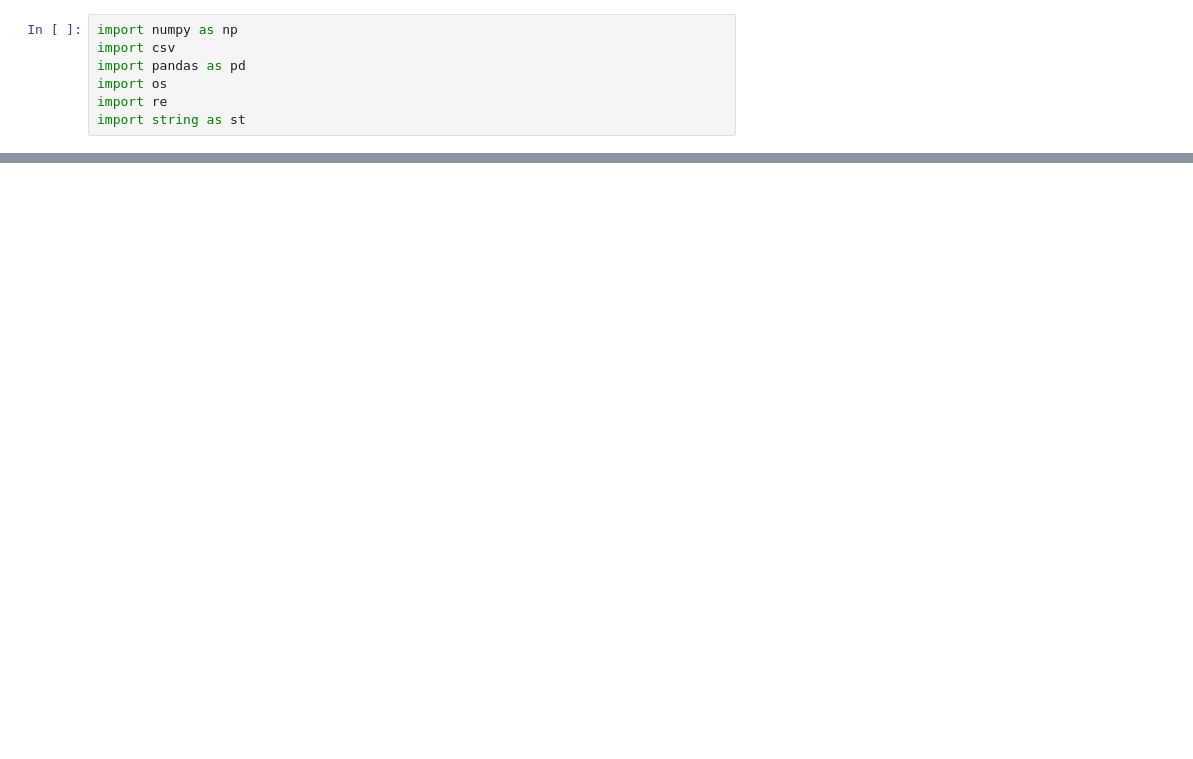
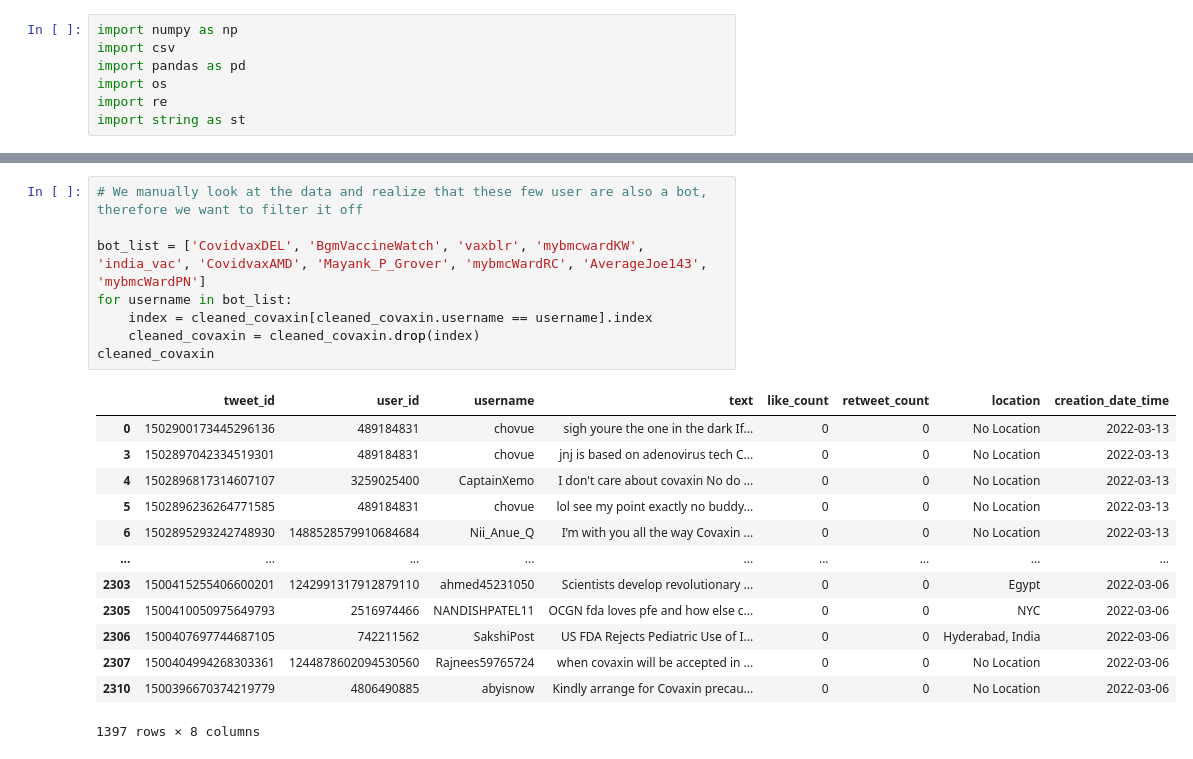
Before and after one commit to hienvantran/CZ4034-Information-Retrieval, a Jupyter notebook: preprocessing.ipynb, the cells around one changed output, grey strips where cells are left out. Drawn from its saved outputs; the diff is of its cells as text; blank space fills up the shorter version.

```diff
--- a/preprocessing.ipynb
+++ b/preprocessing.ipynb
@@ -124,0 +107,22 @@ sputnik_data.to_csv("Sputnik.csv", encoding='utf-8', index=False)
+# %%
+# We manually look at the data and realize that these few user are also a bot, therefore we want to filter it off
+
+bot_list = ['CovidvaxDEL', 'BgmVaccineWatch', 'vaxblr', 'mybmcwardKW', 'india_vac', 'CovidvaxAMD', 'Mayank_P_Grover', 'mybmcWardRC', 'AverageJoe143', 'mybmcWardPN']
+for username in bot_list:
+    index = cleaned_covaxin[cleaned_covaxin.username == username].index
+    cleaned_covaxin = cleaned_covaxin.drop(index)
+cleaned_covaxin
+# %% [output]
+|  | tweet_id | user_id | username | text | like_count | retweet_count | location | creation_date_time |
+| 0 | 1502900173445296136 | 489184831 | chovue | sigh youre the one in the dark If... | 0 | 0 | No Location | 2022-03-13 |
+| 3 | 1502897042334519301 | 489184831 | chovue | jnj is based on adenovirus tech C... | 0 | 0 | No Location | 2022-03-13 |
+| 4 | 1502896817314607107 | 3259025400 | CaptainXemo | I don't care about covaxin No do ... | 0 | 0 | No Location | 2022-03-13 |
+| 5 | 1502896236264771585 | 489184831 | chovue | lol see my point exactly no buddy... | 0 | 0 | No Location | 2022-03-13 |
+| 6 | 1502895293242748930 | 1488528579910684684 | Nii_Anue_Q | I’m with you all the way Covaxin ... | 0 | 0 | No Location | 2022-03-13 |
+| ... | ... | ... | ... | ... | ... | ... | ... | ... |
+| 2303 | 1500415255406600201 | 1242991317912879110 | ahmed45231050 | Scientists develop revolutionary ... | 0 | 0 | Egypt | 2022-03-06 |
+| 2305 | 1500410050975649793 | 2516974466 | NANDISHPATEL11 | OCGN fda loves pfe and how else c... | 0 | 0 | NYC | 2022-03-06 |
+| 2306 | 1500407697744687105 | 742211562 | SakshiPost | US FDA Rejects Pediatric Use of I... | 0 | 0 | Hyderabad, India | 2022-03-06 |
+| 2307 | 1500404994268303361 | 1244878602094530560 | Rajnees59765724 | when covaxin will be accepted in ... | 0 | 0 | No Location | 2022-03-06 |
+| 2310 | 1500396670374219779 | 4806490885 | abyisnow | Kindly arrange for Covaxin precau... | 0 | 0 | No Location | 2022-03-06 |
+1397 rows × 8 columns
```
Also changed, not shown: parts of 55 cells of this notebook, 7 other files.
